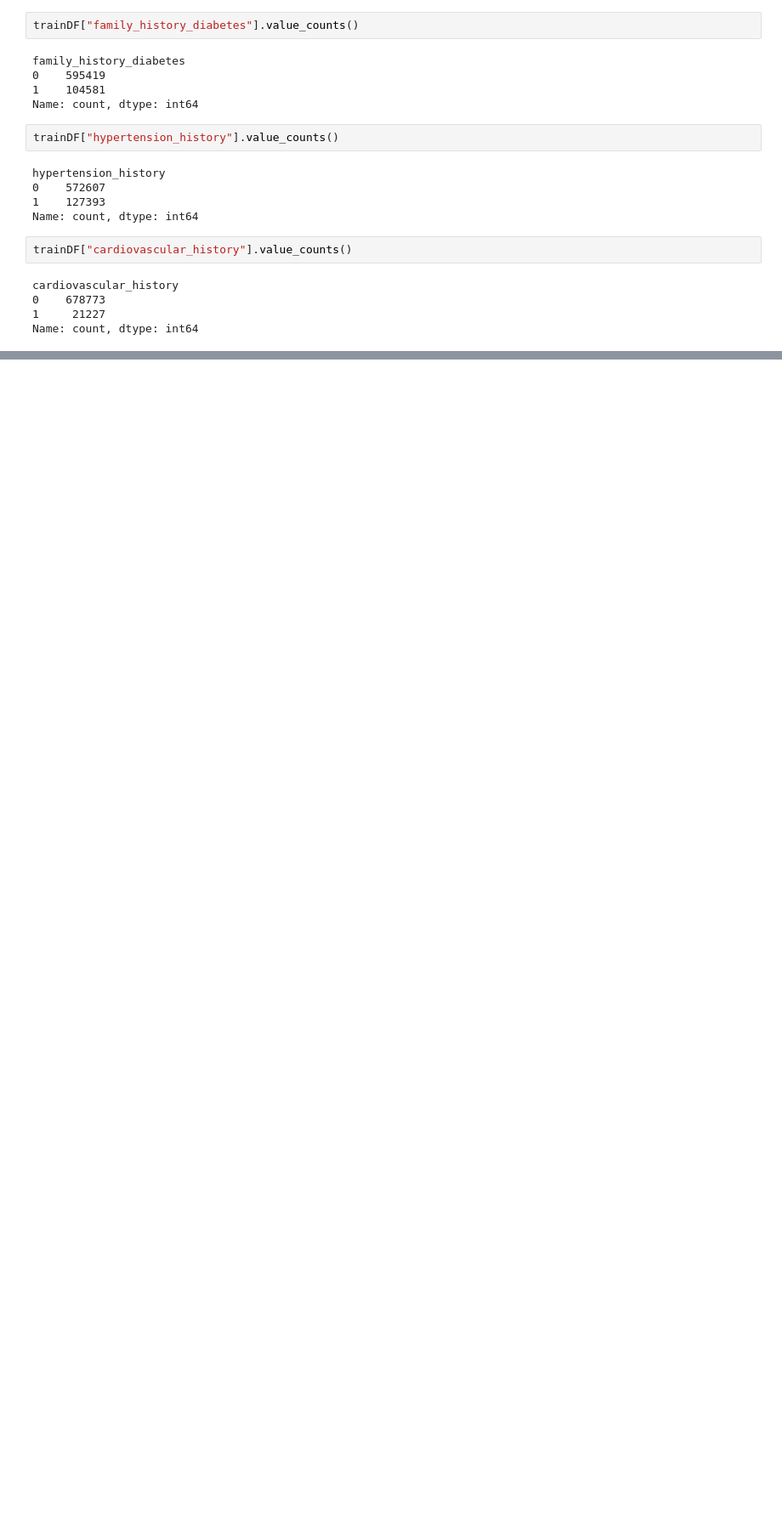
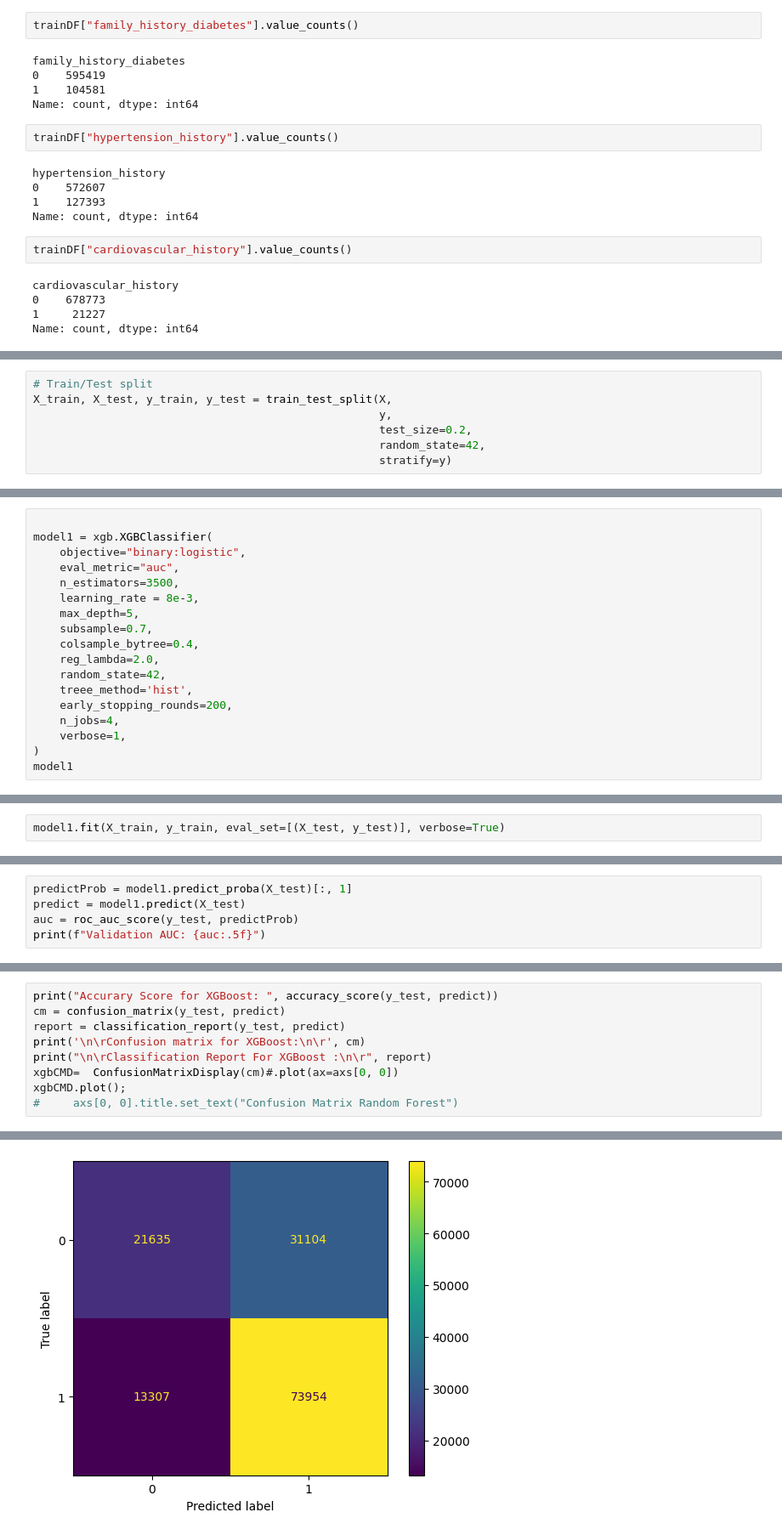
Before and after one commit to johnsonhk88/Kaggle-Diabetes-Prediction-Challenge, a Jupyter notebook: src/diabetes-prediction-ml.ipynb, the cells around one changed output, grey strips where cells are left out. Shown: that part at 85% size. Drawn from its saved outputs; the diff is of its cells as text; blank space fills up the shorter version.

```diff
--- a/src/diabetes-prediction-ml.ipynb
+++ b/src/diabetes-prediction-ml.ipynb
@@ -306,0 +383,7 @@ trainDF.describe()
+# %%
+# Train/Test split
+X_train, X_test, y_train, y_test = train_test_split(X,
+                                                    y,
+                                                    test_size=0.2,
+                                                    random_state=42,
+                                                    stratify=y)
@@ -306,0 +394,18 @@ trainDF.describe()
+# %%
+
+model1 = xgb.XGBClassifier(
+    objective="binary:logistic",
+    eval_metric="auc",
+    n_estimators=3500,
+    learning_rate = 8e-3,
+    max_depth=5,
+    subsample=0.7,
+    colsample_bytree=0.4,
+    reg_lambda=2.0,
+    random_state=42,
+    treee_method='hist',
+    early_stopping_rounds=200,
+    n_jobs=4,
+    verbose=1,
+)
+model1
@@ -306,0 +424,2 @@ trainDF.describe()
+# %%
+model1.fit(X_train, y_train, eval_set=[(X_test, y_test)], verbose=True)
@@ -306,0 +462,5 @@ trainDF.describe()
+# %%
+predictProb = model1.predict_proba(X_test)[:, 1]
+predict = model1.predict(X_test)
+auc = roc_auc_score(y_test, predictProb)
+print(f"Validation AUC: {auc:.5f}")
@@ -306,0 +469,10 @@ trainDF.describe()
+# %%
+print("Accurary Score for XGBoost: ", accuracy_score(y_test, predict))
+cm = confusion_matrix(y_test, predict)
+report = classification_report(y_test, predict)
+print('\n\rConfusion matrix for XGBoost:\n\r', cm)
+print("\n\rClassification Report For XGBoost :\n\r", report)
+xgbCMD=  ConfusionMatrixDisplay(cm)#.plot(ax=axs[0, 0])
+xgbCMD.plot();
+#     axs[0, 0].title.set_text("Confusion Matrix Random Forest")
+# %% [output]
@@ -306,0 +494 @@ trainDF.describe()
+[figure, added]
```
Also changed, not shown: parts of 25 cells of this notebook.
